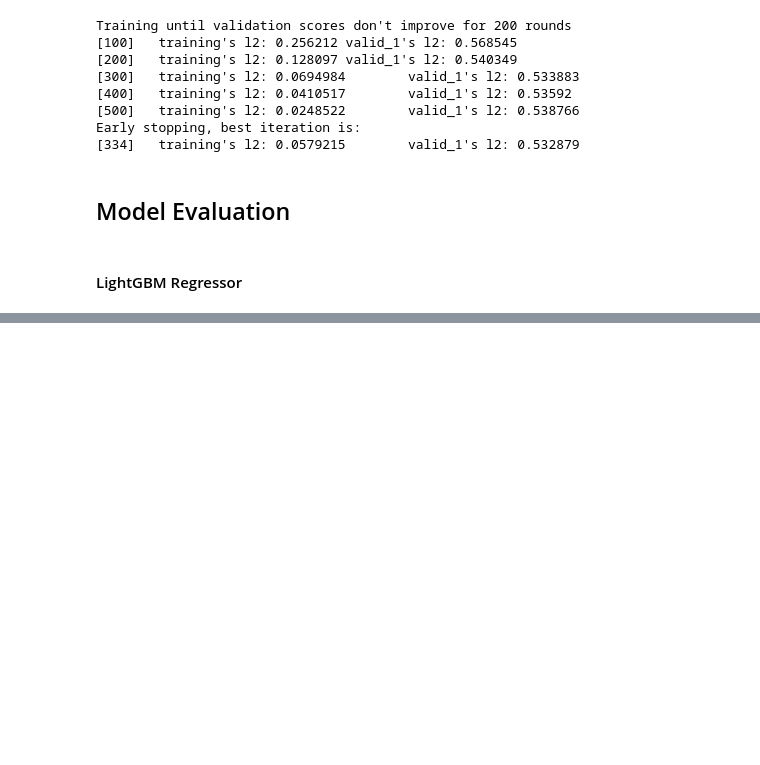
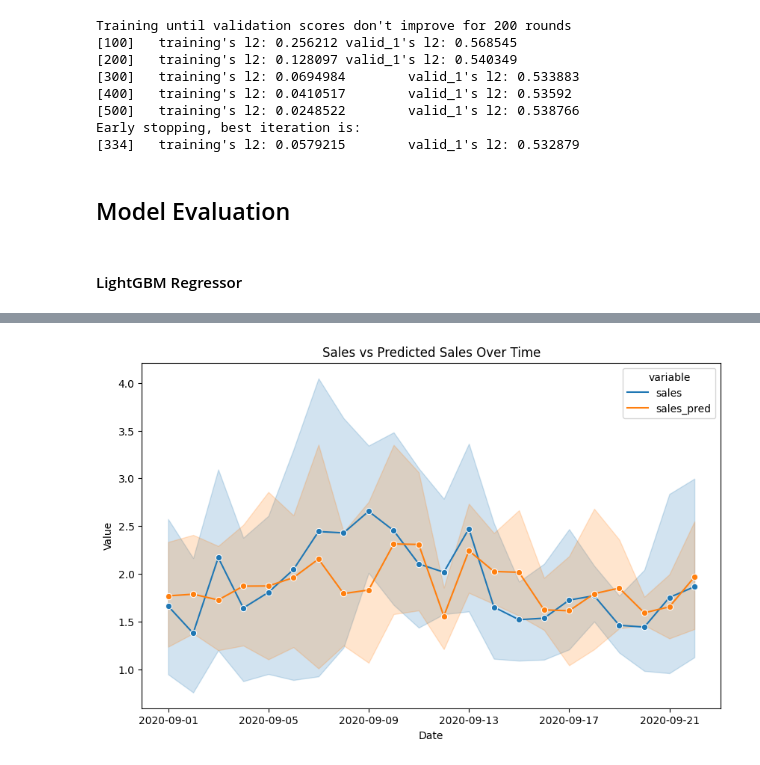
Before and after one commit to VishalRepos/personalized-fashion-recommendations, a Jupyter notebook: experiment/Chinthalanka/uom23dmmscg04-239375e-sales-forecasting.ipynb, the cells around one changed output, grey strips where cells are left out. Saved outputs shown, nothing was run; the diff lists cells and outputs as text; code cells hidden in the pictures; blank space fills up the shorter version.

Commit message:
Plot sales forecasting

```diff
--- a/experiment/Chinthalanka/uom23dmmscg04-239375e-sales-forecasting.ipynb
+++ b/experiment/Chinthalanka/uom23dmmscg04-239375e-sales-forecasting.ipynb
@@ -411,9 +416,10 @@ def metrics_regression(y_true, y_pred, dataset='Validation'):
 #### LightGBM Regressor
 # %%
 Y_val_pred_lgb = model_lgb.predict(X_val, num_iteration=model_lgb.best_iteration)
+Y_test_pred_lgb = model_lgb.predict(X_test, num_iteration=model_lgb.best_iteration)
 Y_val_pred_lgb[Y_val_pred_lgb < 0] = 0
 
-metrics_regression(Y_val, Y_val_pred_lgb, dataset='Validation')
+metrics_regression(Y_test, Y_test_pred_lgb, dataset='Validation')
 
 rec_pred_lgb = recursive_predict(model_lgb)
 # %% [output]
@@ -428,0 +437,4 @@ SMAPE: 43.8943
+# %%
+test_data_df = data.query("t_dat >= '2020-09-01'")
+test_data_df['sales_pred'] = Y_test_pred_lgb
+test_data_df.head()
@@ -428,0 +448,14 @@ SMAPE: 43.8943
+# %%
+# Melt the DataFrame to long format for easy plotting
+df_long = pd.melt(test_data_df[['t_dat', 'sales', 'sales_pred']], id_vars='t_dat', var_name='variable', value_name='value')
+
+# Create a line plot using seaborn
+plt.figure(figsize=(10, 6))
+sns.lineplot(x='t_dat', y='value', hue='variable', data=df_long, marker='o')
+
+plt.title('Sales vs Predicted Sales Over Time')
+plt.xlabel('Date')
+plt.ylabel('Value')
+plt.show()
+# %% [output]
+[figure, added]
```
Also changed, not shown: parts of 4 cells of this notebook.
